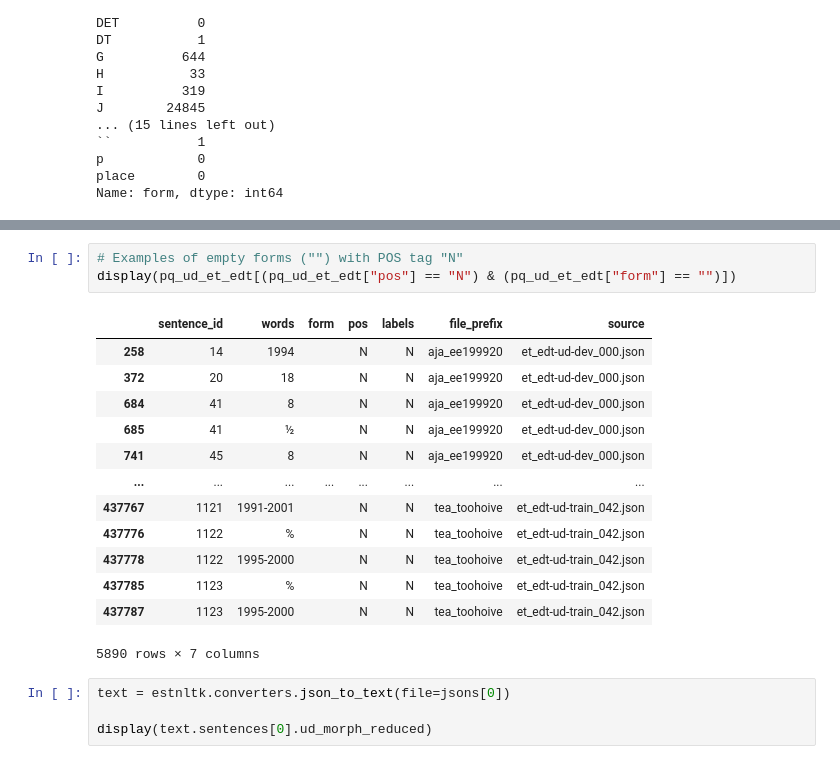
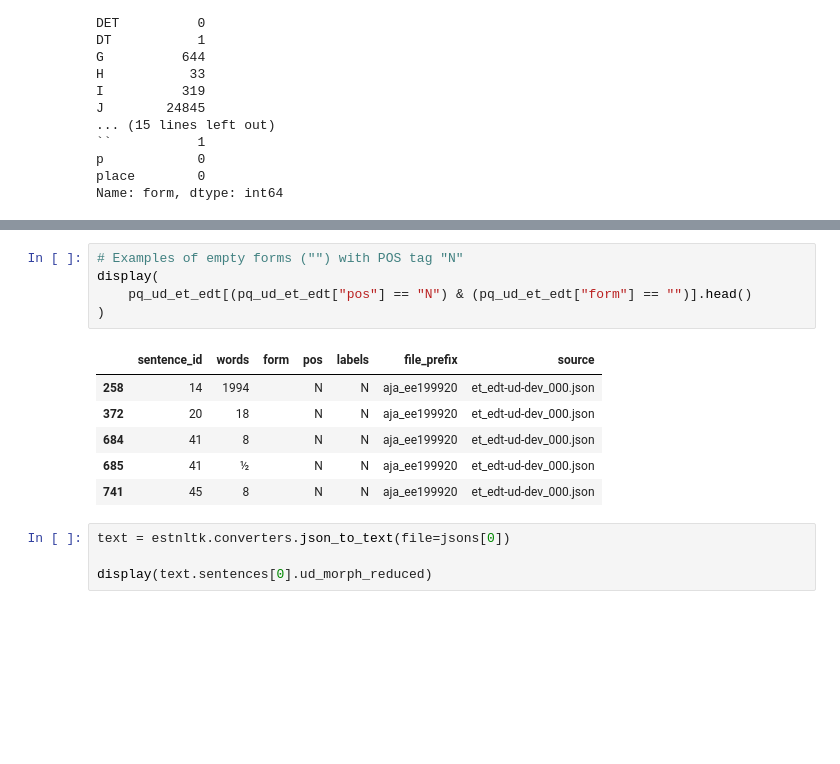
Before and after one commit to SanderSaska/EstNLTK_model_training, a Jupyter notebook: notebooks/data_preprocessing.ipynb, the cells around one changed output, grey strips where cells are left out. Drawn from its saved outputs; the diff is of its cells as text; blank space fills up the shorter version.

```diff
--- a/notebooks/data_preprocessing.ipynb
+++ b/notebooks/data_preprocessing.ipynb
@@ -514,20 +508,15 @@ display(pq_ud_et_edt[(pq_ud_et_edt["pos"] == "A") & (pq_ud_et_edt["form"] == "")
 # %%
 # Examples of empty forms ("") with POS tag "N"
-display(pq_ud_et_edt[(pq_ud_et_edt["pos"] == "N") & (pq_ud_et_edt["form"] == "")])
+display(
+    pq_ud_et_edt[(pq_ud_et_edt["pos"] == "N") & (pq_ud_et_edt["form"] == "")].head()
+)
 # %% [output]
 |  | sentence_id | words | form | pos | labels | file_prefix | source |
 | 258 | 14 | 1994 |  | N | N | aja_ee199920 | et_edt-ud-dev_000.json |
 | 372 | 20 | 18 |  | N | N | aja_ee199920 | et_edt-ud-dev_000.json |
 | 684 | 41 | 8 |  | N | N | aja_ee199920 | et_edt-ud-dev_000.json |
 | 685 | 41 | ½ |  | N | N | aja_ee199920 | et_edt-ud-dev_000.json |
 | 741 | 45 | 8 |  | N | N | aja_ee199920 | et_edt-ud-dev_000.json |
-| ... | ... | ... | ... | ... | ... | ... | ... |
-| 437767 | 1121 | 1991-2001 |  | N | N | tea_toohoive | et_edt-ud-train_042.json |
-| 437776 | 1122 | % |  | N | N | tea_toohoive | et_edt-ud-train_042.json |
-| 437778 | 1122 | 1995-2000 |  | N | N | tea_toohoive | et_edt-ud-train_042.json |
-| 437785 | 1123 | % |  | N | N | tea_toohoive | et_edt-ud-train_042.json |
-| 437787 | 1123 | 1995-2000 |  | N | N | tea_toohoive | et_edt-ud-train_042.json |
-5890 rows × 7 columns
 # %%
 text = estnltk.converters.json_to_text(file=jsons[0])
 
```
Also changed, not shown: parts of 32 cells of this notebook, 5 other files.
